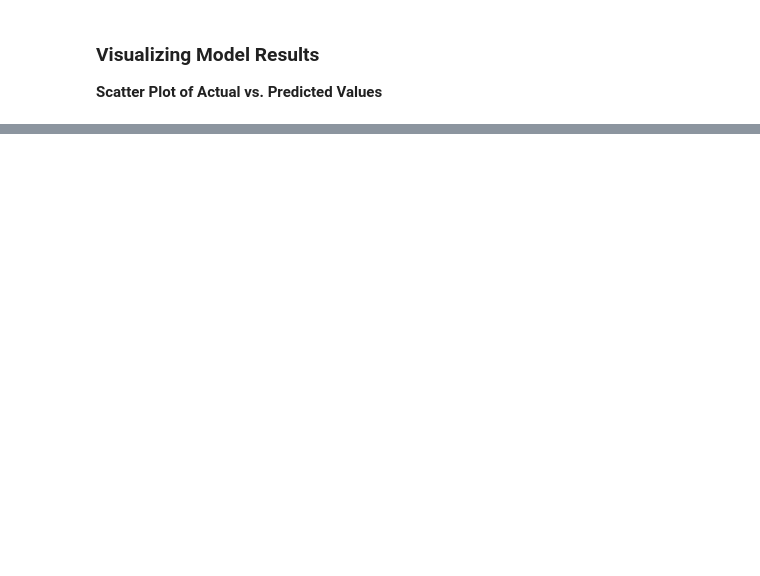
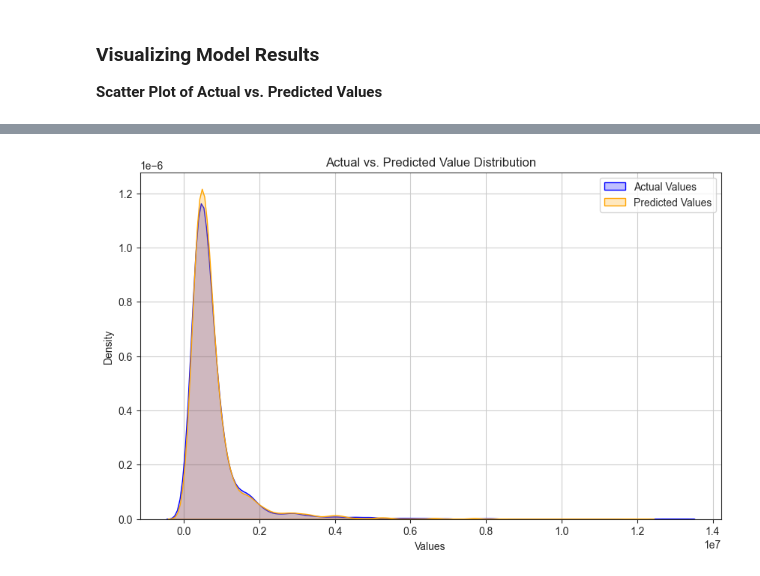
Before and after one commit to RohitKrish46/car-price-predictor, a Jupyter notebook: Feature_engineering.ipynb, the cells around one changed output, grey strips where cells are left out. Cells and saved outputs as stored; diff of their text form; code cells hidden in the pictures; blank space fills up the shorter version.

```diff
--- a/Feature_engineering.ipynb
+++ b/Feature_engineering.ipynb
@@ -571,0 +583,12 @@ plt.show()
+# %%
+plt.figure(figsize=(10, 6))
+sns.kdeplot(y_test, label='Actual Values', color='blue', shade=True)
+sns.kdeplot(final_predictions, label='Predicted Values', color='orange', shade=True)
+plt.xlabel('Values')
+plt.ylabel('Density')
+plt.title('Actual vs. Predicted Value Distribution')
+plt.legend()
+plt.grid(True)
+plt.show()
+# %% [output]
+[figure, added]
```
Also changed, not shown: parts of 10 cells of this notebook, 4 other files.
